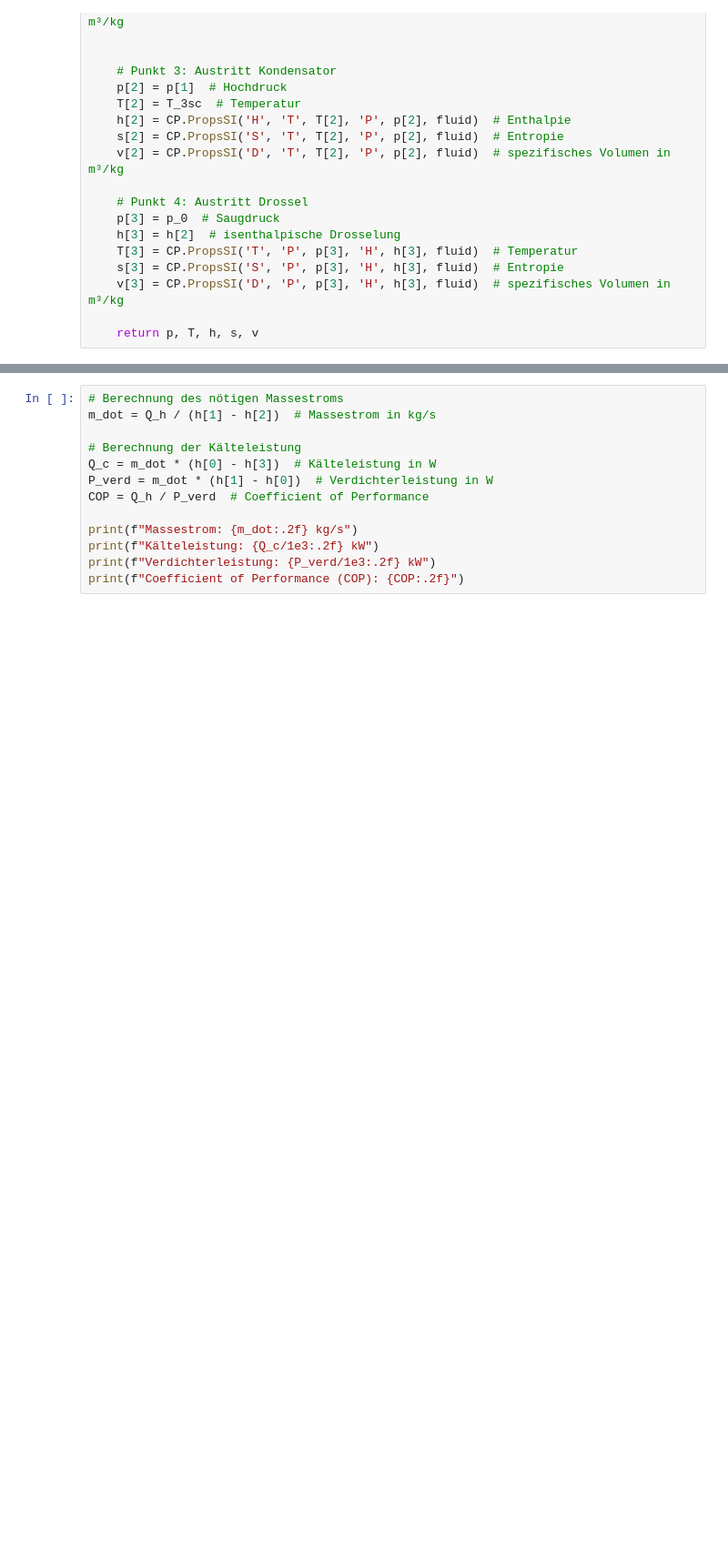
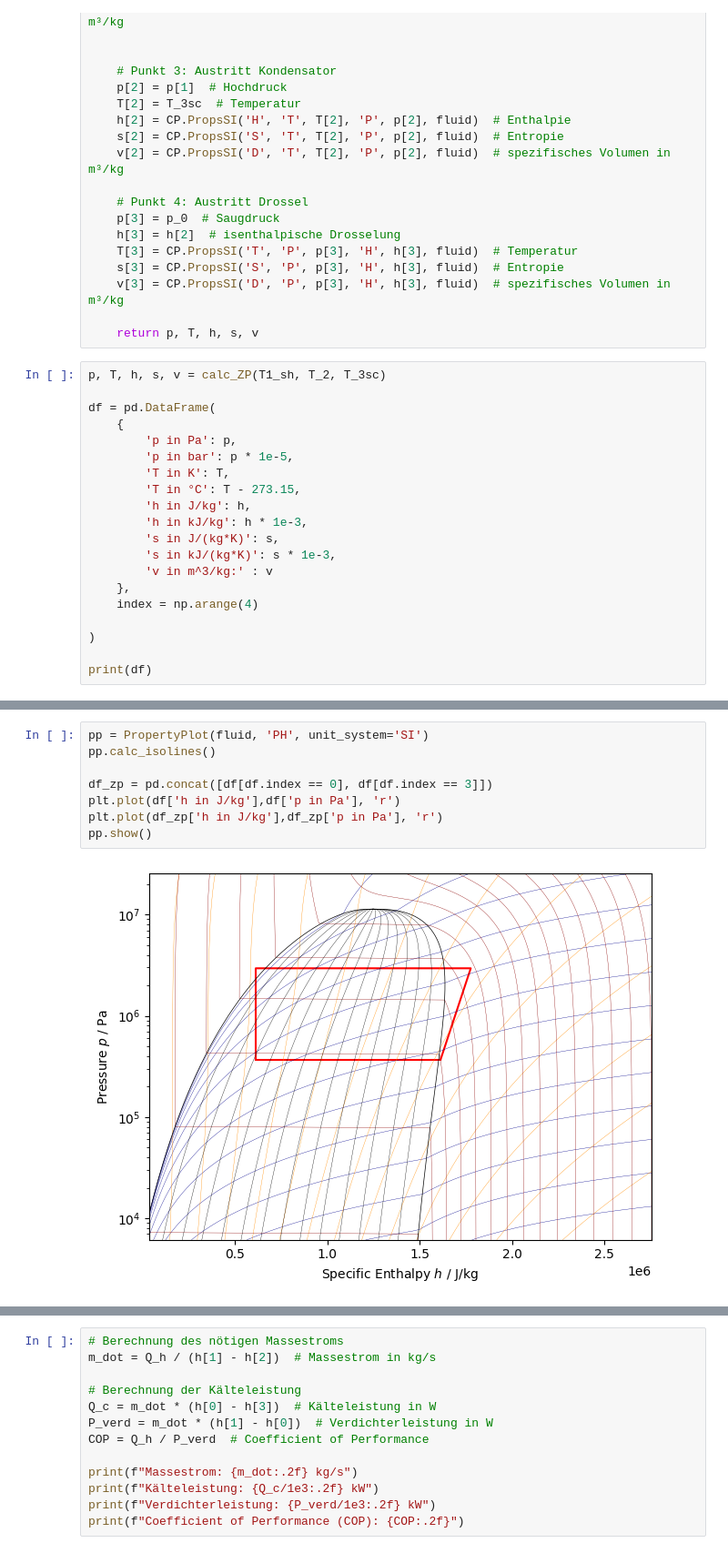
Before and after one commit to Zeusdragon/WP_Beleg, a Jupyter notebook: Beleg.ipynb, the cells around one changed output, grey strips where cells are left out. Shown at 91% size. Cells and saved outputs as stored; diff of their text form; blank space fills up the shorter version.

Commit message:
Anzeige Kreislauf in log ph diagramm

```diff
--- a/Beleg.ipynb
+++ b/Beleg.ipynb
@@ -63,3 +68,23 @@ def calc_ZP(T1_sh, T_2, T_3sc, p_0 = 3.7e5, p_c = 29.5e5, fluid = 'R717'):
     v[3] = CP.PropsSI('D', 'P', p[3], 'H', h[3], fluid)  # spezifisches Volumen in m³/kg
 
     return p, T, h, s, v
+# %%
+p, T, h, s, v = calc_ZP(T1_sh, T_2, T_3sc)
+
+df = pd.DataFrame(
+    {
+        'p in Pa': p,
+        'p in bar': p * 1e-5,
+        'T in K': T,
+        'T in °C': T - 273.15,
+        'h in J/kg': h,
+        'h in kJ/kg': h * 1e-3,
+        's in J/(kg*K)': s,
+        's in kJ/(kg*K)': s * 1e-3,
+        'v in m^3/kg:' : v
+    },
+    index = np.arange(4)
+
+)
+
+print(df)
@@ -66 +103,11 @@ def calc_ZP(T1_sh, T_2, T_3sc, p_0 = 3.7e5, p_c = 29.5e5, fluid = 'R717'):
+# %%
+pp = PropertyPlot(fluid, 'PH', unit_system='SI')
+pp.calc_isolines()
+
+df_zp = pd.concat([df[df.index == 0], df[df.index == 3]])
+plt.plot(df['h in J/kg'],df['p in Pa'], 'r')
+plt.plot(df_zp['h in J/kg'],df_zp['p in Pa'], 'r')
+pp.show()
+# %% [output]
+[figure, added]
 # %%
```
Also changed, not shown: parts of 4 cells of this notebook.
